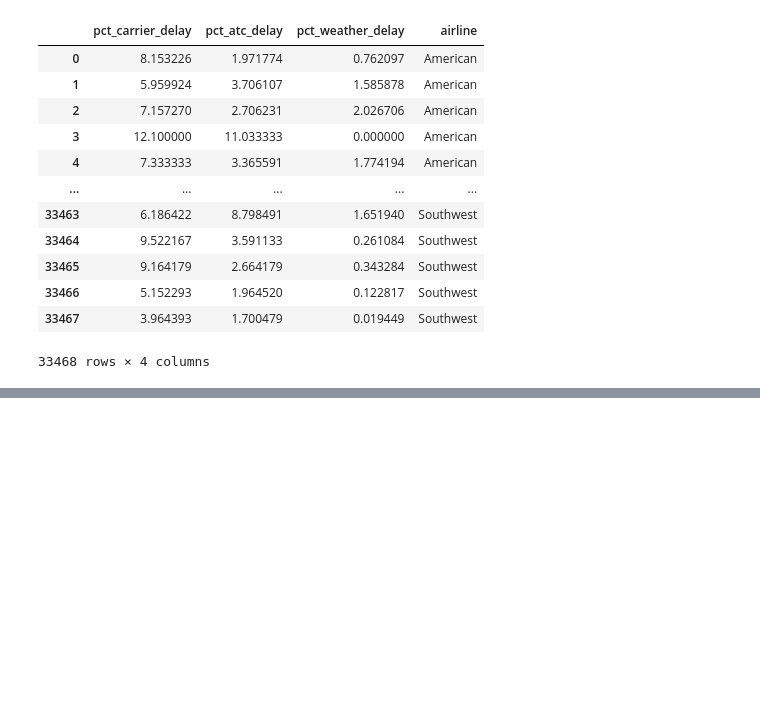
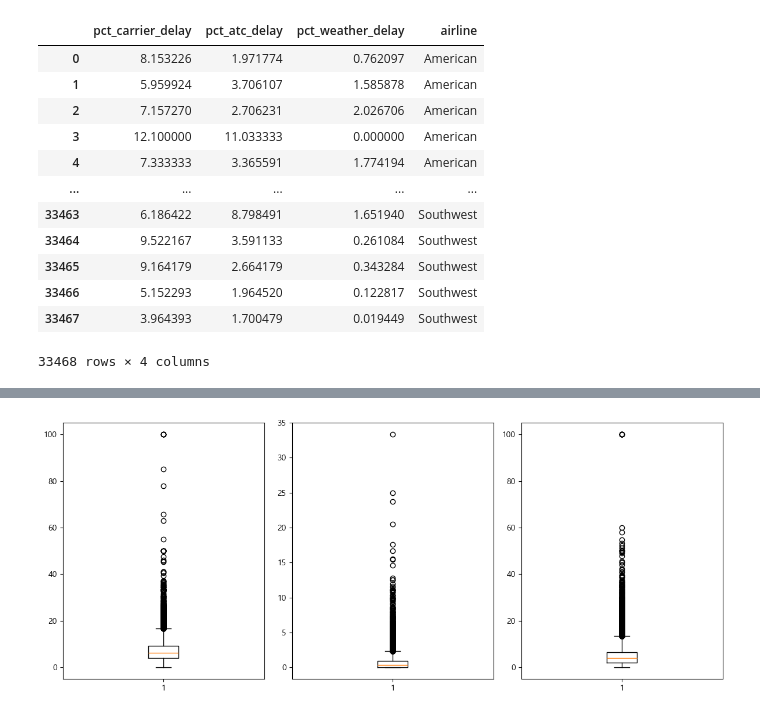
Before and after one commit to Clear-head/airline_stat_python, a Jupyter notebook: airline_analysis.ipynb, the cells around one changed output, grey strips where cells are left out. Drawn from its saved outputs; the diff is of its cells as text; code cells hidden in the pictures; blank space fills up the shorter version.

```diff
--- a/airline_analysis.ipynb
+++ b/airline_analysis.ipynb
@@ -48,0 +85,24 @@ df
+# %%
+"""
+
+    항공사 문제가 아니라면 일단 출발하기는 한다. 아무리 늦어도...
+
+"""
+a = ['pct_carrier_delay', 'pct_weather_delay', 'pct_atc_delay']
+
+fig = plt.figure(figsize=(12, 5))
+
+ax1 = fig.add_subplot(1, 3, 1)
+ax2 = fig.add_subplot(1, 3, 2)
+ax3 = fig.add_subplot(1, 3, 3)
+
+
+ax1.boxplot(x=df['pct_carrier_delay'])
+ax2.boxplot(x=df['pct_weather_delay'])
+ax3.boxplot(x=df['pct_atc_delay'])
+
+
+plt.tight_layout()
+plt.show()
+# %% [output]
+[figure, added]
```
Also changed, not shown: parts of 12 cells of this notebook.
